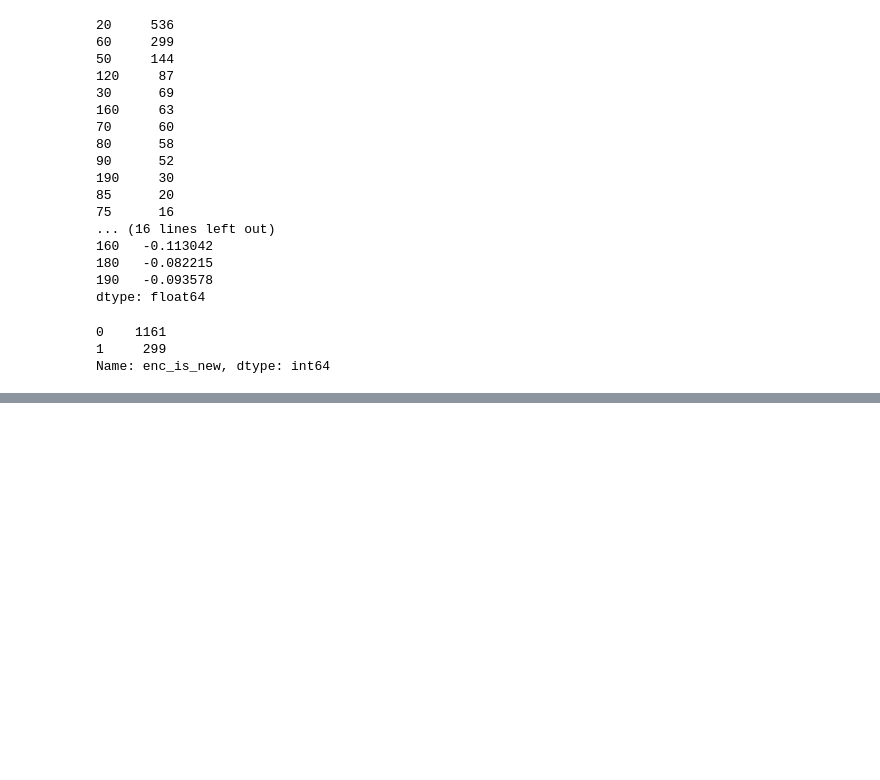
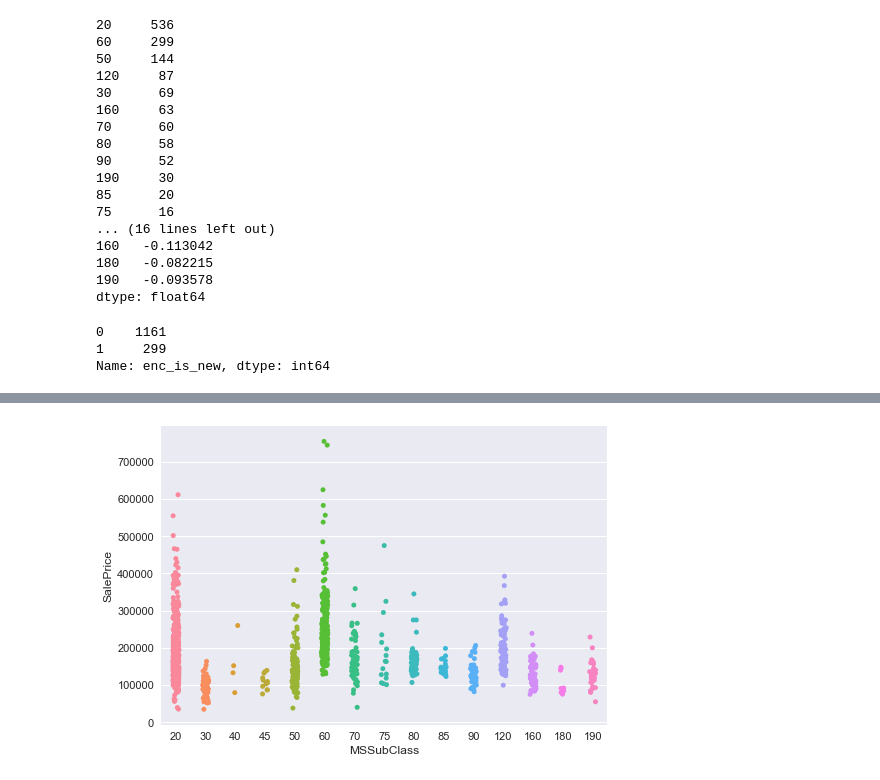
Before and after one commit to mneedham/house-prices, a Jupyter notebook: house_prices.ipynb, the cells around one changed output, grey strips where cells are left out. Cells and saved outputs as stored; diff of their text form; code cells hidden in the pictures; blank space fills up the shorter version.

```diff
--- a/house_prices.ipynb
+++ b/house_prices.ipynb
@@ -455,0 +795,4 @@ combined_train["MSSubClass"].hist()
+# %%
+sns.stripplot(x=combined_train["MSSubClass"], y=combined_train["SalePrice"],jitter=True);
+# %% [output]
+[figure, added]
```
Also changed, not shown: parts of 36 cells of this notebook, 4 other files.
